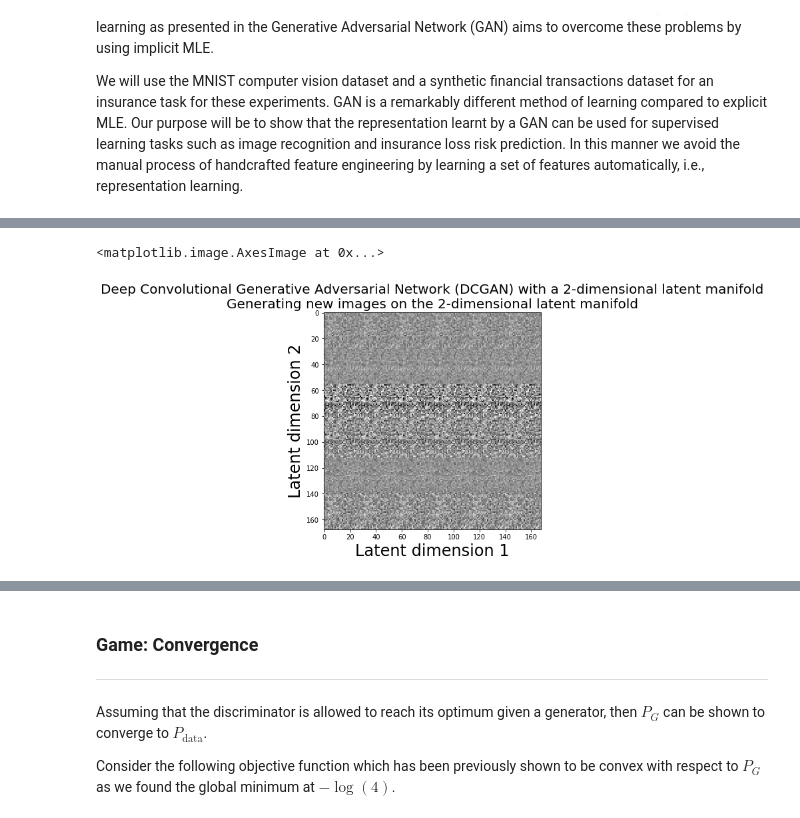
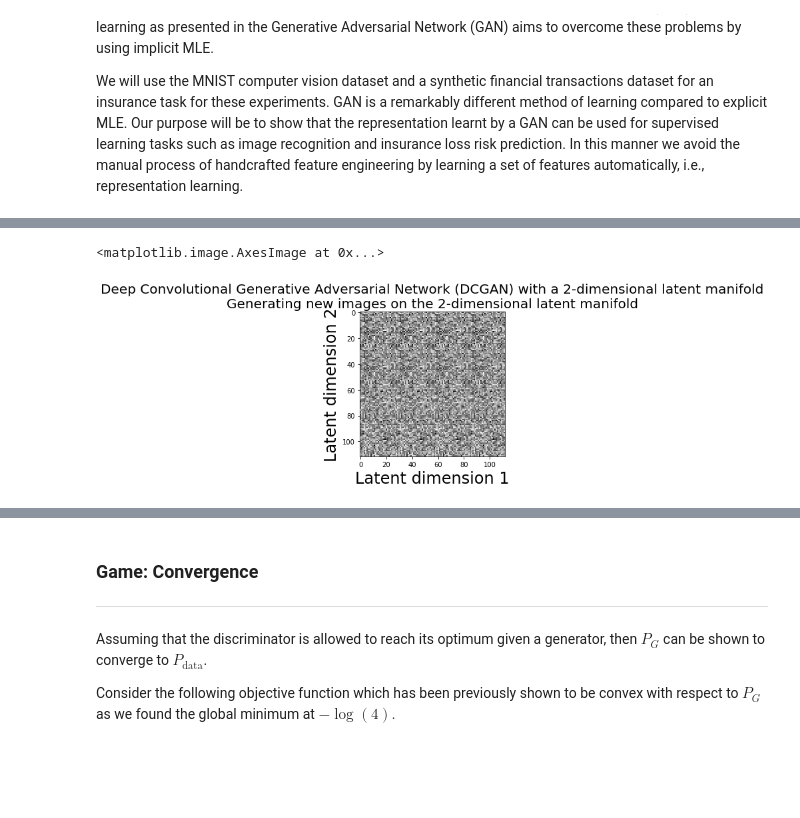
Before and after one commit to hamaadshah/gan_deeplearning4j, a Jupyter notebook: Python/gan.ipynb, the cells around one changed output, grey strips where cells are left out. Drawn from its saved outputs; the diff is of its cells as text; code cells hidden in the pictures; blank space fills up the shorter version.

```diff
--- a/Python/gan.ipynb
+++ b/Python/gan.ipynb
@@ -454,24 +455,24 @@ with open(dl4j_res_path + "generator.json", "w") as json_file:
     json_file.write(json_string)
 # %%
 dl4j_res_path = "/Users/samson/Projects/gan_deeplearning4j/Java/src/main/resources/"
-out = pd.read_csv(filepath_or_buffer=dl4j_res_path + "out.csv",
+out = pd.read_csv(filepath_or_buffer=dl4j_res_path + "out_9900.csv",
                   header=None)
 digit_size = 28
-n = 36
+n = 16
 figure = np.zeros((digit_size * int(np.power(n, 0.5)), digit_size * int(np.power(n, 0.5))))
 
 for i in range(int(np.power(n, 0.5))):
     for j in range(int(np.power(n, 0.5))):
         figure[i * digit_size: (i + 1) * digit_size, j * digit_size: (j + 1) * digit_size] = out.iloc[i].reshape(digit_size, digit_size)
 
 plt.figure(figsize=(np.power(n, 0.5), np.power(n, 0.5)))
 plt.title("Deep Convolutional Generative Adversarial Network (DCGAN) with a 2-dimensional latent manifold\nGenerating new images on the 2-dimensional latent manifold", fontsize=20)
 plt.xlabel("Latent dimension 1", fontsize=24)
 plt.ylabel("Latent dimension 2", fontsize=24)
 plt.imshow(figure, cmap="Greys")
 # %% [output]
 <matplotlib.image.AxesImage at 0x...>
-[figure, old version]
+[figure, new version]
 # %% [markdown]
 ## Generative Adversarial Network
 
```
Also changed, not shown: parts of 1 cell of this notebook, 1 other file.
